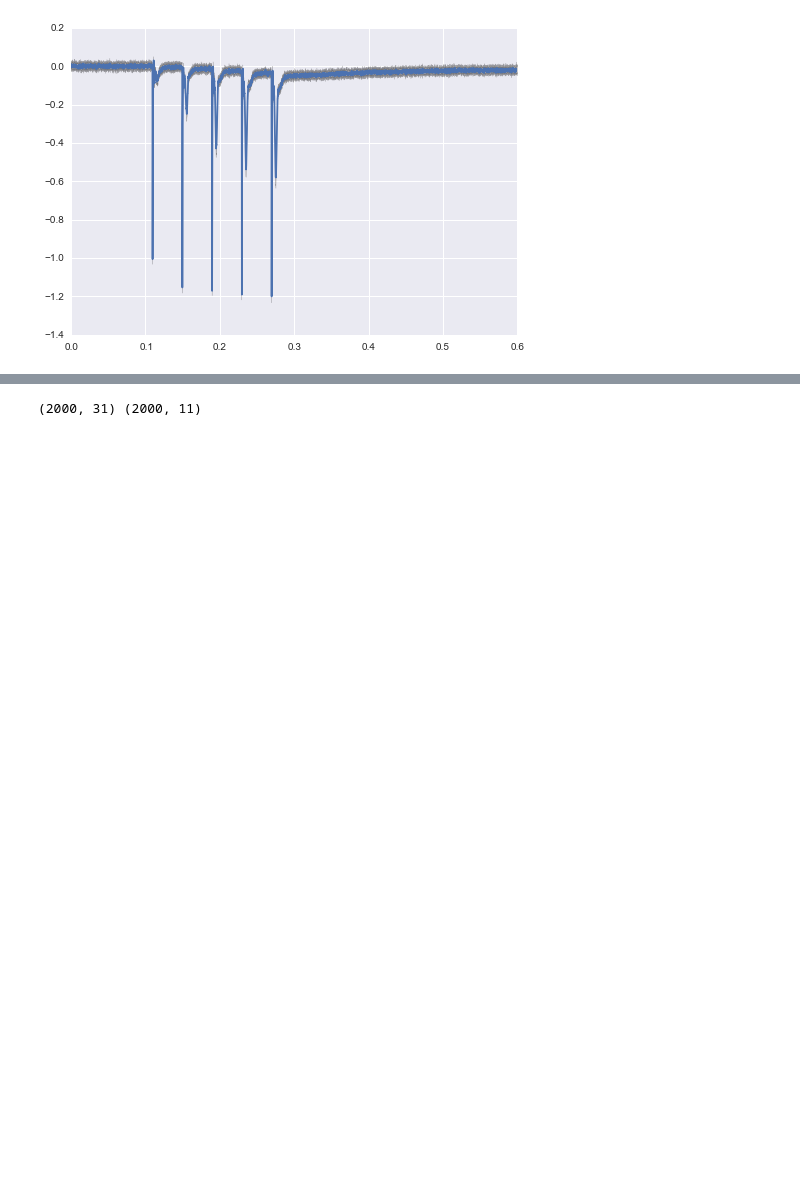
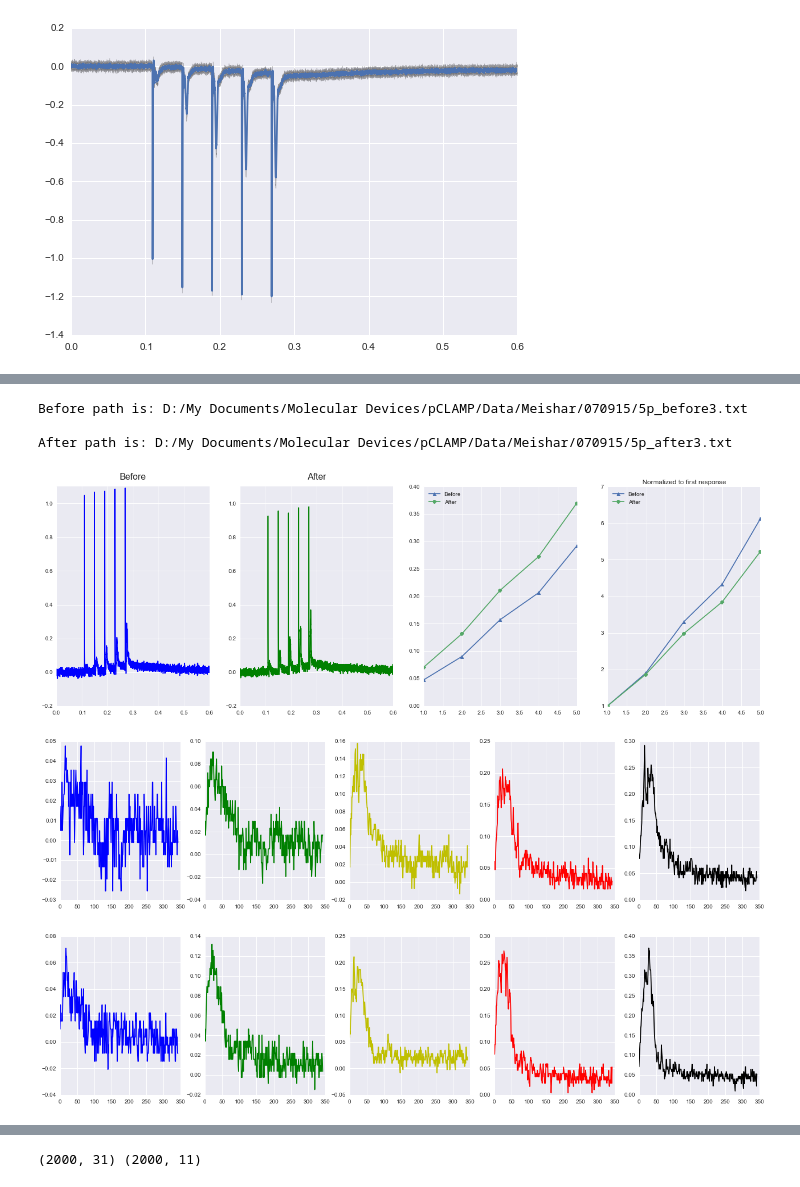
Before and after one commit to Meish/Python, a Jupyter notebook: Elelctrophysiology_1.ipynb, the cells around one changed output, grey strips where cells are left out. Cells and saved outputs as stored; diff of their text form; code cells hidden in the pictures; blank space fills up the shorter version.

```diff
--- a/Elelctrophysiology_1.ipynb
+++ b/Elelctrophysiology_1.ipynb
@@ -188,0 +176,9 @@ compare_two3('D:/My Documents/Molecular Devices/pCLAMP/Data/Meishar/260815/5p_be
+# %%
+compare_two3()
+# %% [output]
+Before path is: D:/My Documents/Molecular Devices/pCLAMP/Data/Meishar/070915/5p_before3.txt
+
+After path is: D:/My Documents/Molecular Devices/pCLAMP/Data/Meishar/070915/5p_after3.txt
+[figure, added]
+[figure, added]
+[figure, added]
```
Also changed, not shown: parts of 12 cells of this notebook, 4 other files.
